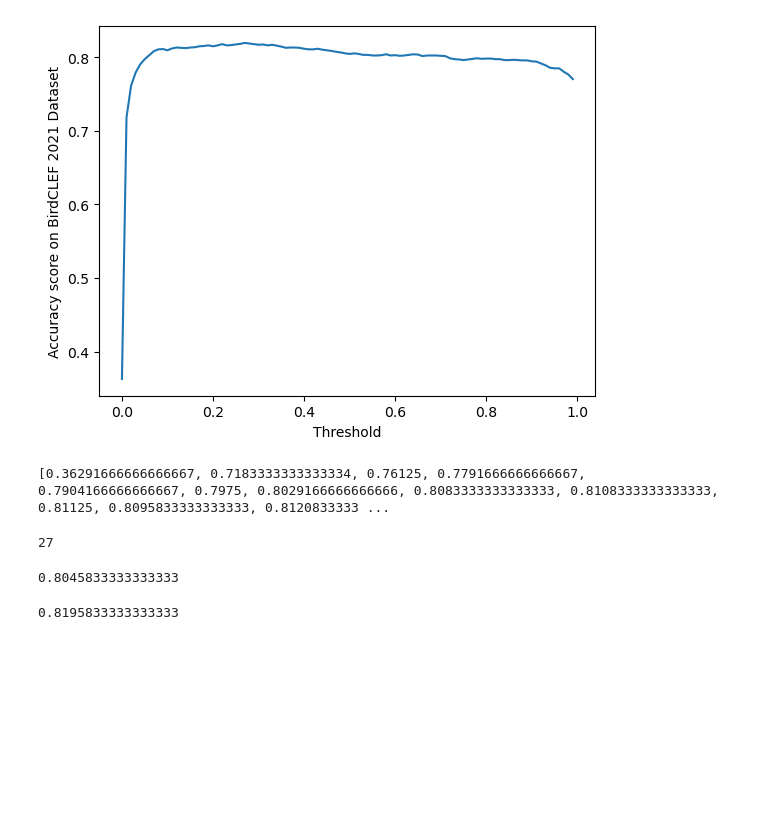
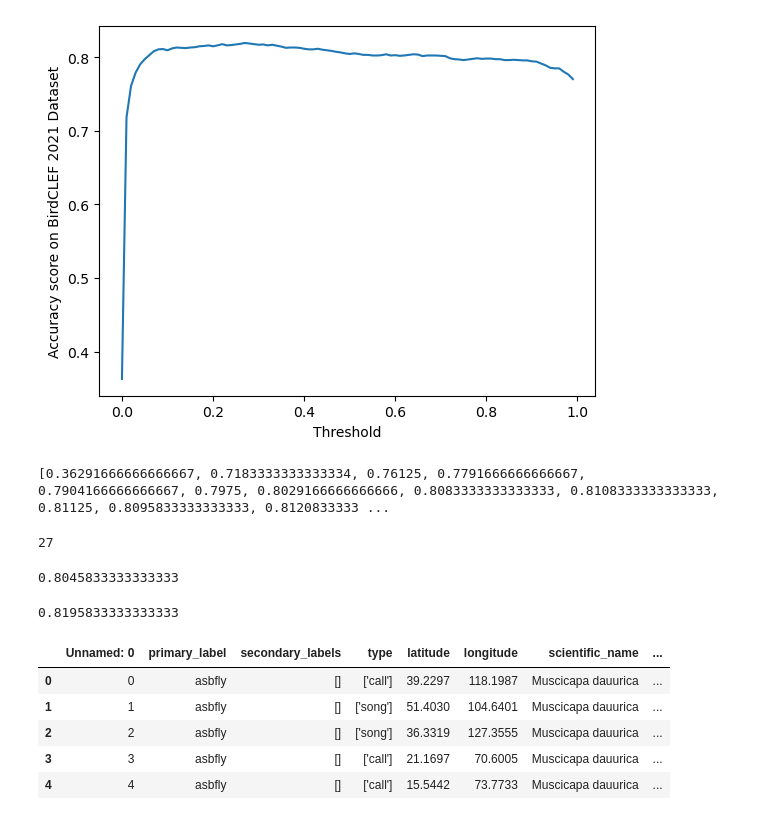
Before and after one commit to AmziJeffs/Erdos_birdCLEF, a Jupyter notebook: all scripts/Ashwin-Trial.ipynb, the cells around one changed output. Cells and saved outputs as stored; diff of their text form; code cells hidden in the pictures; blank space fills up the shorter version.

```diff
--- a/all scripts/Ashwin-Trial.ipynb
+++ b/all scripts/Ashwin-Trial.ipynb
@@ -366,3 +370,13 @@ acc_scores[50]
 acc_scores[27]
 # %% [output]
 0.8195833333333333
+# %%
+data = pd.read_csv(DATA_DIR+"full_metadata.csv")
+data.head()
+# %% [output]
+|  | Unnamed: 0 | primary_label | secondary_labels | type | latitude | longitude | scientific_name | ... |
+| 0 | 0 | asbfly | [] | ['call'] | 39.2297 | 118.1987 | Muscicapa dauurica | ... |
+| 1 | 1 | asbfly | [] | ['song'] | 51.4030 | 104.6401 | Muscicapa dauurica | ... |
+| 2 | 2 | asbfly | [] | ['song'] | 36.3319 | 127.3555 | Muscicapa dauurica | ... |
+| 3 | 3 | asbfly | [] | ['call'] | 21.1697 | 70.6005 | Muscicapa dauurica | ... |
+| 4 | 4 | asbfly | [] | ['call'] | 15.5442 | 73.7733 | Muscicapa dauurica | ... |
```
Also changed, not shown: parts of 30 cells of this notebook, 2 other files.
